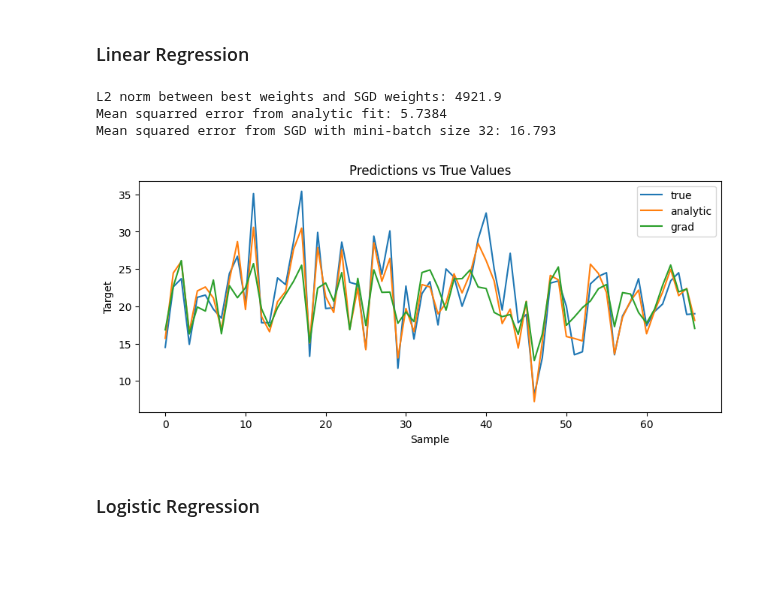
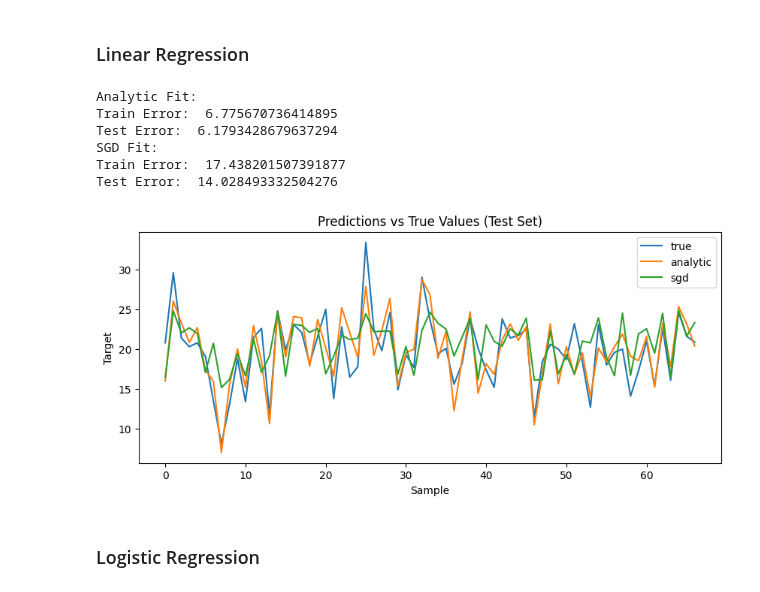
Before and after one commit to j-c-carr/Real-Estate-and-Wine-Quality-Prediction, a Jupyter notebook: experiments_test.ipynb, the cells around one changed output. Saved outputs shown, nothing was run; the diff lists cells and outputs as text; code cells hidden in the pictures; blank space fills up the shorter version.

```diff
--- a/experiments_test.ipynb
+++ b/experiments_test.ipynb
@@ -23,3 +17,13 @@ WINE_DF = fetch_wine_dataset()
+# %%
+SEED = 42
+np.random.seed(SEED)
+
+HOUSING_DF = fetch_housing_dataset()
+WINE_DF = fetch_wine_dataset()
+
+# shuffle
+HOUSING_DF = HOUSING_DF.sample(frac=1, random_state=SEED).reset_index(drop=True)
+WINE_DF = WINE_DF.sample(frac=1, random_state=SEED).reset_index(drop=True)
 # %% [markdown]
 # Experiment 1: Basic Performance Comparison
 
@@ -44,12 +48,12 @@ wine_df_cleaned = remove_outliers(wine_df, factor=IQR_FACTOR)
 ### Data Splitting ###
 # perform train test split
 X_housing_train, X_housing_test, y_housing_train, y_housing_test = train_test_split(housing_df_cleaned.drop(['MEDV'], axis=1).to_numpy(),
-                                                                                    housing_df_cleaned.MEDV.to_numpy().reshape(-1,1), test_size=TEST_SIZE)
+                                                                                    housing_df_cleaned.MEDV.to_numpy().reshape(-1,1),
+                                                                                    test_size=TEST_SIZE, random_state=SEED)
 
 one_hot_wine_classes = pd.get_dummies(wine_df_cleaned['class']).to_numpy(dtype=int)
 X_wine_train, X_wine_test, y_wine_train, y_wine_test = train_test_split(wine_df_cleaned.drop(['class'], axis=1).to_numpy(),
-                                                                        one_hot_wine_classes,
-                                                                        test_size=TEST_SIZE)
+                                                                        one_hot_wine_classes, test_size=TEST_SIZE, random_state=SEED)
 
 ### Data Normalization ###
 # normalize data after train test split to prevent data leakage
@@ -60,42 +64,51 @@ X_housing_train, X_housing_test = min_max_scale(X_housing_train, X_housing_test)
 # %%
 OPTIMIZER_KWARGS = {
     'batch_size': 32,
     'learning_rate': 0.1,
-    'max_iters': 1e5,
+    'max_iters': 1e4,
     'verbose': False
 }
 
 # analytic fit
 lin_reg = LinearRegression()
 lin_reg.fit(X_housing_train, y_housing_train, analytic_fit=True, verbose=False)
-y_preds_with_analytic_fit = lin_reg.predict(X_housing_test)
-min_ms_error = mse(y_housing_test, lin_reg.predict(X_housing_test))
+y_preds_analytic = lin_reg.predict(X_housing_test)
+error_analytic_train =  mse(y_housing_train, lin_reg.predict(X_housing_train))
+error_analytic_test = mse(y_housing_test, y_preds_analytic)
 w_analytic = np.copy(lin_reg.w)
 
 # mini-batch SGD fit
 log_reg = LogisticRegression()
 lin_reg.fit(X_housing_train, y_housing_train, optimizer_class=StochasticGradientDescent, **OPTIMIZER_KWARGS)
-y_preds_with_grad = lin_reg.predict(X_housing_test)
-ms_error = mse(y_housing_test, y_preds_with_grad)
+y_preds_sgd= lin_reg.predict(X_housing_test)
+error_sgd_train =  mse(y_housing_train, lin_reg.predict(X_housing_train))
+error_sgd_test = mse(y_housing_test, y_preds_sgd)
+
 
 ### Results ###
-print(f"L2 norm between best weights and SGD weights: {np.linalg.norm(w_analytic - lin_reg.w):.5g}")
-print(f"Mean squarred error from analytic fit: {min_ms_error:.5g}")
-print(f"Mean squared error from SGD with mini-batch size {OPTIMIZER_KWARGS['batch_size']}: {ms_error:.5g}")
+print('Analytic Fit:')
+print('Train Error: ', error_analytic_train)
+print('Test Error: ', error_analytic_test)
+print('SGD Fit:')
+print('Train Error: ', error_sgd_train)
+print('Test Error: ', error_sgd_test)
 
 plt.figure(figsize=(10,4))
 plt.plot(y_housing_test, label='true')
-plt.plot(y_preds_with_analytic_fit, label='analytic')
-plt.plot(y_preds_with_grad, label='grad')
-plt.title('Predictions vs True Values')
+plt.plot(y_preds_analytic, label='analytic')
+plt.plot(y_preds_sgd, label='sgd')
+plt.title('Predictions vs True Values (Test Set)')
 plt.xlabel('Sample')
 plt.ylabel('Target')
 plt.legend()
 plt.show()
 # %% [output]
-L2 norm between best weights and SGD weights: 4921.9
-Mean squarred error from analytic fit: 5.7384
-Mean squared error from SGD with mini-batch size 32: 16.793
+Analytic Fit:
+Train Error:  6.775670736414895
+Test Error:  6.1793428679637294
+SGD Fit:
+Train Error:  17.438201507391877
+Test Error:  14.028493332504276
-[figure, old version]
+[figure, new version]
 # %% [markdown]
 ### Logistic Regression
```
Also changed, not shown: parts of 21 cells of this notebook.
